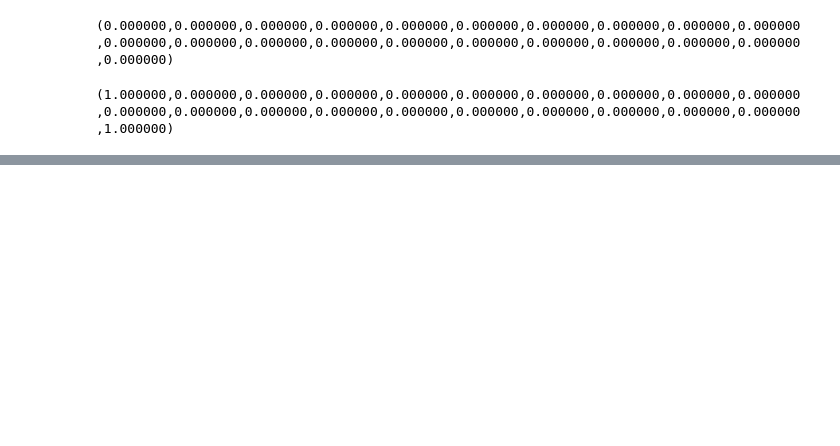
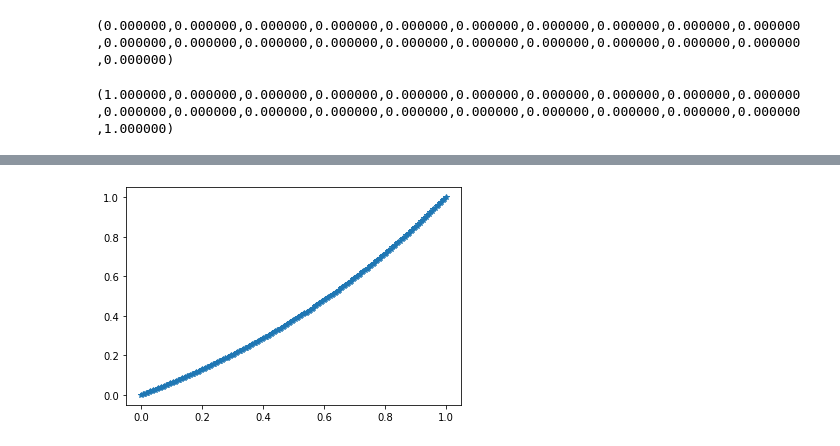
Before and after one commit to UZerbinati/Suite, a Jupyter notebook: Docs/PDE/FiniteDifferenceElliptic.ipynb, the cells around one changed output, grey strips where cells are left out. Saved outputs shown, nothing was run; the diff lists cells and outputs as text; code cells hidden in the pictures; blank space fills up the shorter version.

Commit message:
Added transport operator for 1D elliptic problem using finite difference

```diff
--- a/Docs/PDE/FiniteDifferenceElliptic.ipynb
+++ b/Docs/PDE/FiniteDifferenceElliptic.ipynb
@@ -222,0 +257,2 @@ Draw(ue,mesh,1)
+# %%
+FD = FiniteDifference(mesh)
@@ -222,0 +265,13 @@ Draw(ue,mesh,1)
+# %%
+K1 = FD.LaplaceOp(bc);
+K2 = FD.TransportOp(bc,p);
+K = (-1.0)*K1+K2+FD.BoundaryOp(bc);
+# %%
+u = MeshFunction(mesh,1)
+u.pushFunction(lambda p: [0])
+u_vec = u.vec_export()
+u_vec = GauBSeidel(K,fbc,fbc,10000)
+u.vec_import(u_vec)
+Draw(u,mesh,1)
+# %% [output]
+[figure, added]
```
Also changed, not shown: parts of 14 cells of this notebook, 29 other files.
